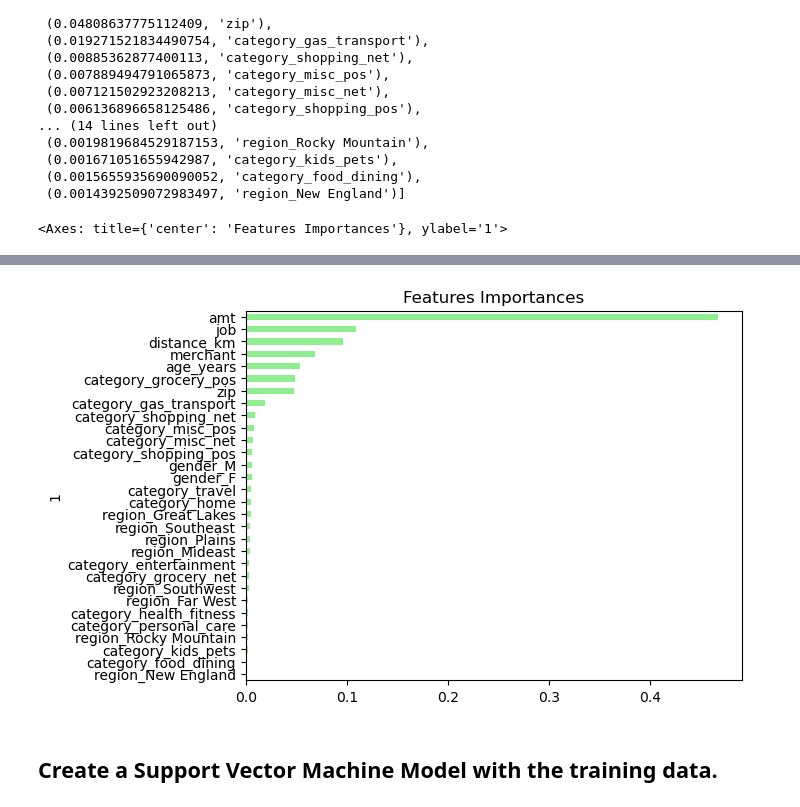
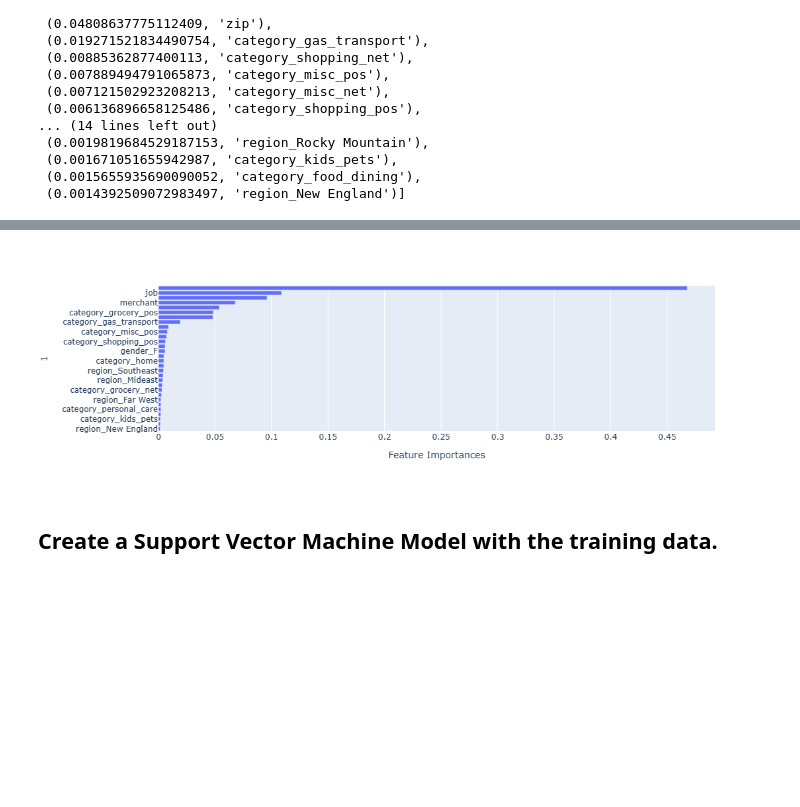
Before and after one commit to john-a-ellis/Credit_Card_Fraud, a Jupyter notebook: Fraud_ETL.ipynb, the cells around one changed output, grey strips where cells are left out. Saved outputs shown, nothing was run; the diff lists cells and outputs as text; code cells hidden in the pictures; blank space fills up the shorter version.

```diff
--- a/Fraud_ETL.ipynb
+++ b/Fraud_ETL.ipynb
@@ -605,7 +568,6 @@ importances_df.set_index(importances_df[1], inplace=True)
 importances_df.drop(columns=1, inplace=True)
 importances_df.rename(columns={0: 'Feature Importances'}, inplace=True)
 importances_sorted = importances_df.sort_values(by='Feature Importances')
-
-importances_sorted.plot(kind='barh', color='lightgreen', title= 'Features Importances', legend=False)
+fig = px.bar(importances_sorted, x='Feature Importances', y=importances_sorted.index, orientation='h')
+fig.show()
 # %% [output]
-<Axes: title={'center': 'Features Importances'}, ylabel='1'>
@@ -612,4 +575,4 @@ importances_sorted.plot(kind='barh', color='lightgreen', title= 'Features Import
-[figure, old version]
+[figure, new version]
 # %% [markdown]
 ## Create a Support Vector Machine Model with the training data.
 # %%
```
Also changed, not shown: parts of 45 cells of this notebook.
